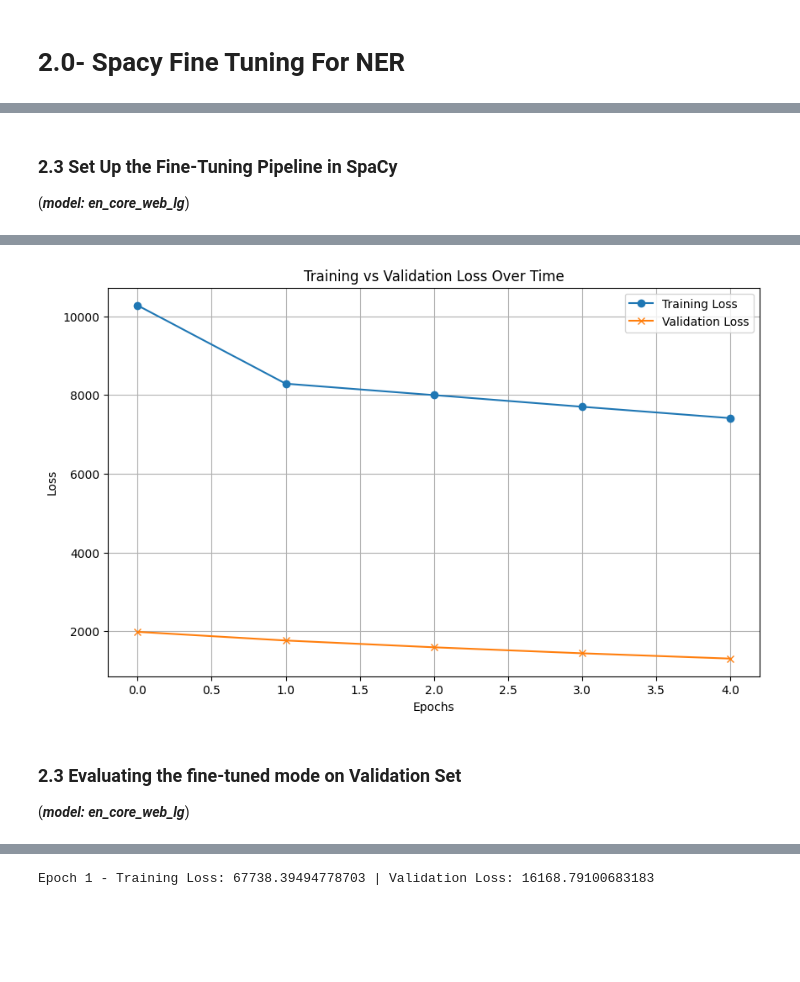
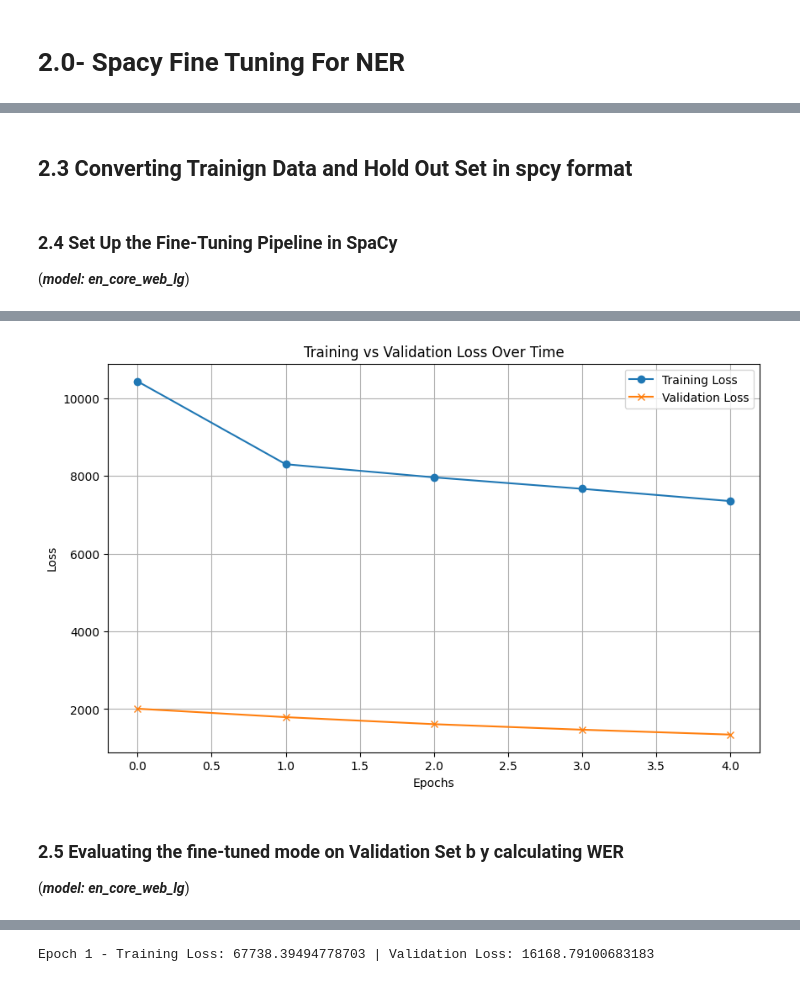
Before and after one commit to etechoptimist/ai4good_location_mention_recognition, a Jupyter notebook: src/spacy-ner.ipynb, the cells around one changed output, grey strips where cells are left out. Drawn from its saved outputs; the diff is of its cells as text; code cells hidden in the pictures; blank space fills up the shorter version.

Commit message:
Updating the new fine tuned model of en_core_web_lg

```diff
--- a/src/spacy-ner.ipynb
+++ b/src/spacy-ner.ipynb
@@ -319,3 +343,25 @@ def create_training_data_on_spacy_format(data, model):
         for meta in metadata:
             f.write(f"{meta}\n")
     db.to_disk("./train.spacy")
+
+def create_training_data_on_spacy_format(data, model, output_file):
+    # Initialize a DocBin to store the training data
+    db = DocBin()
+    metadata = []
+
+    # Process each row and create SpaCy documents with entities
+    for idx, row in data.iterrows():
+        spacy_format = convert_to_spacy_format(row)
+        if spacy_format is not None:
+            text, annotations = spacy_format
+            doc = model(text)
+            metadata.append({"location": row['location']})
+            ents = []
+            for start, end, label in annotations['entities']:
+                span = doc.char_span(start, end, label=label)
+                if span is not None:  # Ensure valid token boundaries
+                    ents.append(span)
+            doc.ents = ents  # Assign the entities to the doc
+            db.add(doc)  # Add the doc to the DocBin
+    # Save the DocBin to disk in .spacy format
+    db.to_disk(output_file)
@@ -349,16 +368,11 @@ def split_training(spacyfile_path, metadata, model):
-# %%
-import spacy
-from spacy.tokens import DocBin, Doc
-from sklearn.model_selection import train_test_split
-
-model = spacy.load("en_core_web_lg")
-
-create_training_data_on_spacy_format(data, model)
-with open('./train_metadata.txt', 'r',encoding='utf-8') as f:
-    metadata = [line.strip() for line in f.readlines()]
-split_training("./train.spacy",metadata, model)
+# %% [markdown]
+## 2.3 Converting Trainign Data and Hold Out Set in spcy format
+# %%
+_model = spacy.load("en_core_web_lg")
+create_training_data_on_spacy_format(train_df, model, "../data/train.split.spacy")
+create_training_data_on_spacy_format(val_df, model, "../data/validation.split.spacy")
 # %% [markdown]
-### 2.3 Set Up the Fine-Tuning Pipeline in SpaCy
+### 2.4 Set Up the Fine-Tuning Pipeline in SpaCy
 (***model: en_core_web_lg***)
 # %%
 import spacy
@@ -430,10 +444,8 @@ def train_model(model, train_data, valid_data):
 
 #______________MAIN ENTRY_______
 model = spacy.load("en_core_web_lg")
-create_training_data_on_spacy_format(data, model)
-split_training("./train.spacy", model)
-train_data = load_spacy_data(model,"./train_split.spacy")
-valid_data = load_spacy_data(model,"./validation_split.spacy")
+train_data = load_spacy_data(model,"../data/train.split.spacy")
+valid_data = load_spacy_data(model,"../data/validation.split.spacy")
 train_losses, val_losses= train_model(model, train_data, valid_data)
 # Visualize the training and validation losses
 plt.figure(figsize=(10, 6))
@@ -459,4 +471,4 @@ Validation Score: {'token_acc': 1.0, 'token_p': 1.0, 'token_r': 1.0, 'token_f':
-[figure, old version]
+[figure, new version]
 # %% [markdown]
-### 2.3 Evaluating the fine-tuned mode on Validation Set
+### 2.5 Evaluating the fine-tuned mode on Validation Set b y calculating WER
 (***model: en_core_web_lg***)
```
Also changed, not shown: parts of 15 cells of this notebook, 2 other files.
